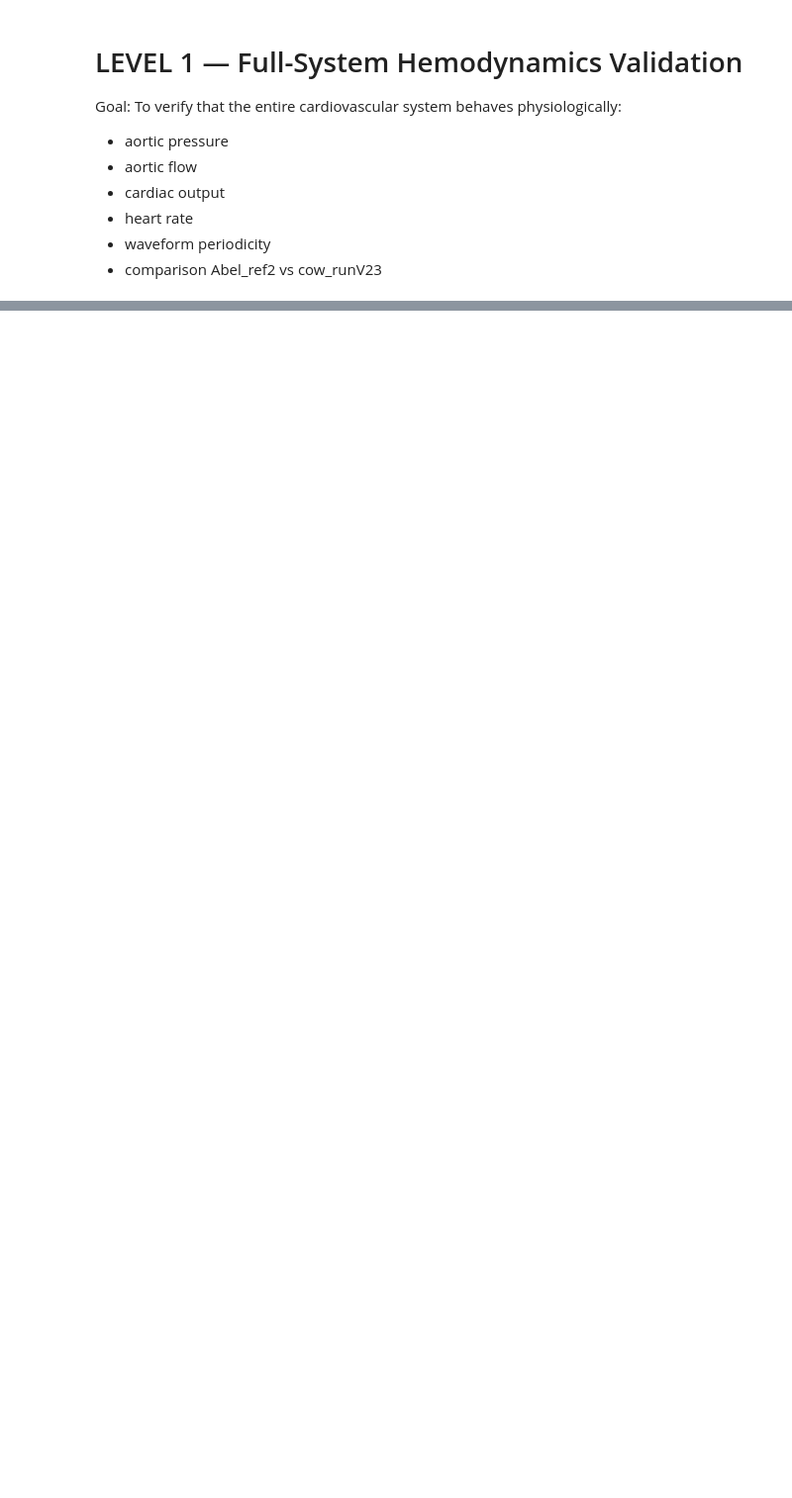
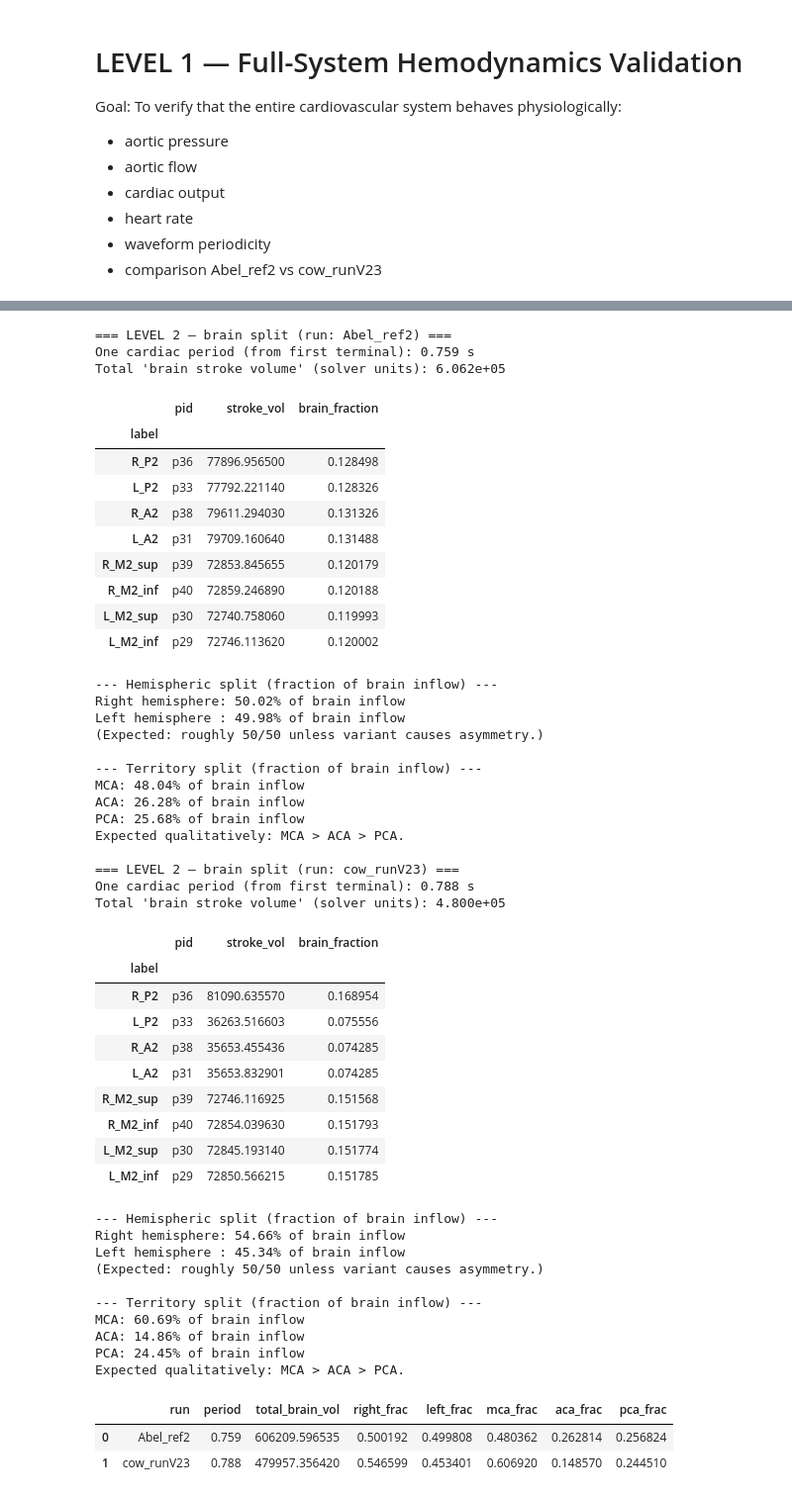
Before and after one commit to gurovamr/Simulation-of-Circle-of-Willis-, a Jupyter notebook: analysis_V20/validation_final.ipynb, the cells around one changed output, grey strips where cells are left out. Shown at 99% size. Saved outputs shown, nothing was run; the diff lists cells and outputs as text; code cells hidden in the pictures; blank space fills up the shorter version.

```diff
--- a/analysis_V20/validation_final.ipynb
+++ b/analysis_V20/validation_final.ipynb
@@ -138,0 +301,62 @@ plt.show()
+# %%
+level2_results = {}
+summaries = []
+
+for label, folder in RUNS.items():
+    df, summary = analyze_level2_brain_split(folder)
+    level2_results[label] = df
+    summaries.append(summary)
+
+df_L2_summary = pd.DataFrame(summaries)
+df_L2_summary
+# %% [output]
+=== LEVEL 2 — brain split (run: Abel_ref2) ===
+One cardiac period (from first terminal): 0.759 s
+Total 'brain stroke volume' (solver units): 6.062e+05
+|  | pid | stroke_vol | brain_fraction |
+| label |  |  |  |
+| R_P2 | p36 | 77896.956500 | 0.128498 |
+| L_P2 | p33 | 77792.221140 | 0.128326 |
+| R_A2 | p38 | 79611.294030 | 0.131326 |
+| L_A2 | p31 | 79709.160640 | 0.131488 |
+| R_M2_sup | p39 | 72853.845655 | 0.120179 |
+| R_M2_inf | p40 | 72859.246890 | 0.120188 |
+| L_M2_sup | p30 | 72740.758060 | 0.119993 |
+| L_M2_inf | p29 | 72746.113620 | 0.120002 |
+--- Hemispheric split (fraction of brain inflow) ---
+Right hemisphere: 50.02% of brain inflow
+Left hemisphere : 49.98% of brain inflow
+(Expected: roughly 50/50 unless variant causes asymmetry.)
+
+--- Territory split (fraction of brain inflow) ---
+MCA: 48.04% of brain inflow
+ACA: 26.28% of brain inflow
+PCA: 25.68% of brain inflow
+Expected qualitatively: MCA > ACA > PCA.
+
+=== LEVEL 2 — brain split (run: cow_runV23) ===
+One cardiac period (from first terminal): 0.788 s
+Total 'brain stroke volume' (solver units): 4.800e+05
+|  | pid | stroke_vol | brain_fraction |
+| label |  |  |  |
+| R_P2 | p36 | 81090.635570 | 0.168954 |
+| L_P2 | p33 | 36263.516603 | 0.075556 |
+| R_A2 | p38 | 35653.455436 | 0.074285 |
+| L_A2 | p31 | 35653.832901 | 0.074285 |
+| R_M2_sup | p39 | 72746.116925 | 0.151568 |
+| R_M2_inf | p40 | 72854.039630 | 0.151793 |
+| L_M2_sup | p30 | 72845.193140 | 0.151774 |
+| L_M2_inf | p29 | 72850.566215 | 0.151785 |
+--- Hemispheric split (fraction of brain inflow) ---
+Right hemisphere: 54.66% of brain inflow
+Left hemisphere : 45.34% of brain inflow
+(Expected: roughly 50/50 unless variant causes asymmetry.)
+
+--- Territory split (fraction of brain inflow) ---
+MCA: 60.69% of brain inflow
+ACA: 14.86% of brain inflow
+PCA: 24.45% of brain inflow
+Expected qualitatively: MCA > ACA > PCA.
+|  | run | period | total_brain_vol | right_frac | left_frac | mca_frac | aca_frac | pca_frac |
+| 0 | Abel_ref2 | 0.759 | 606209.596535 | 0.500192 | 0.499808 | 0.480362 | 0.262814 | 0.256824 |
+| 1 | cow_runV23 | 0.788 | 479957.356420 | 0.546599 | 0.453401 | 0.606920 | 0.148570 | 0.244510 |
```
Also changed, not shown: parts of 7 cells of this notebook.
